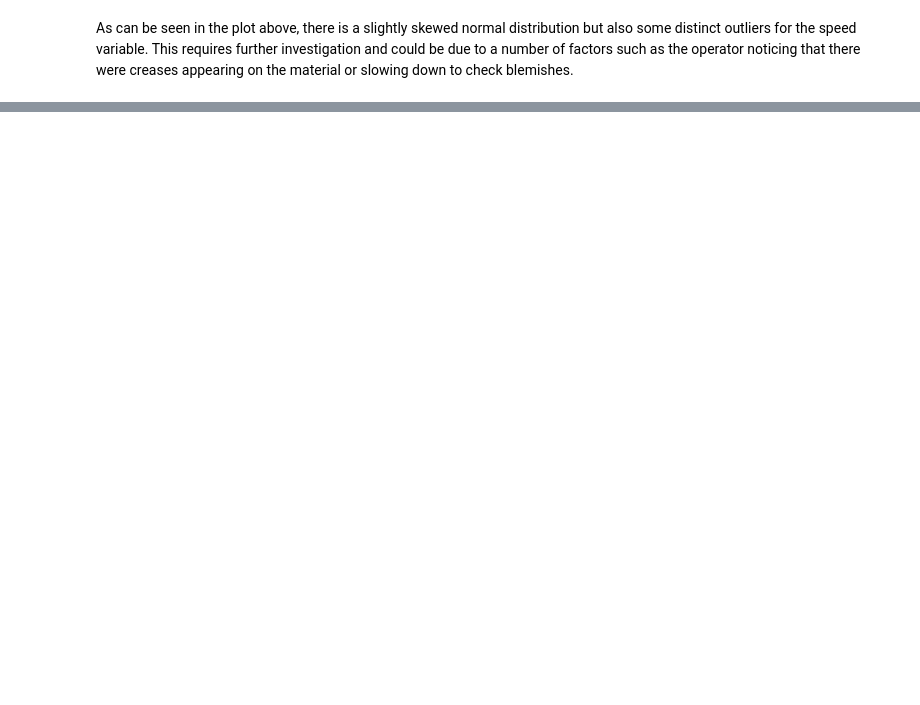
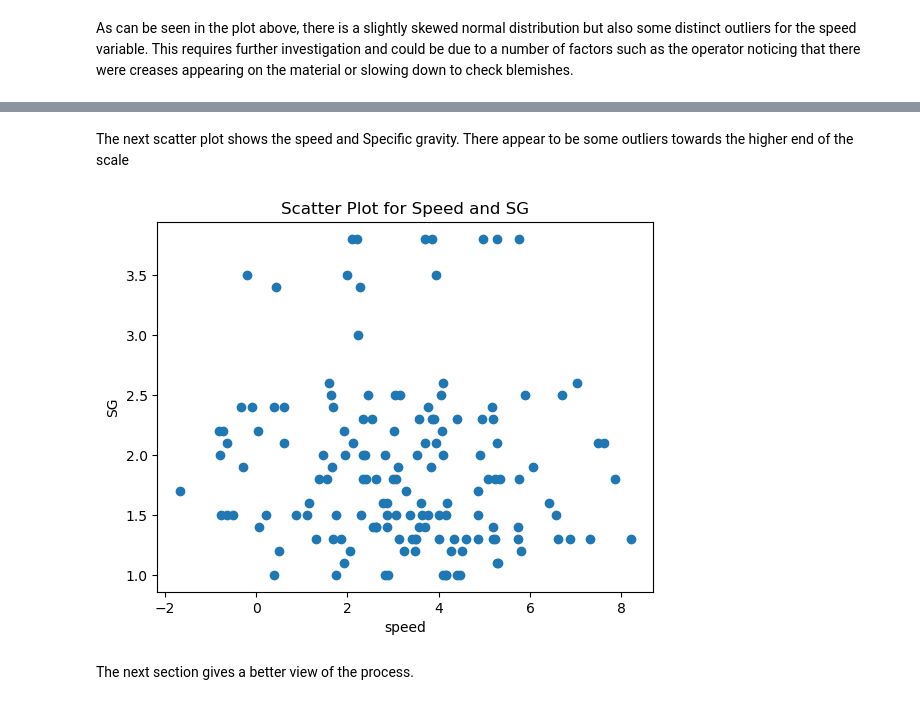
Before and after one commit to kevinsenan/PfDA-Assignment-2023, a Jupyter notebook: PfDA Assignment 2023.ipynb, the cells around one changed output, grey strips where cells are left out. Drawn from its saved outputs; the diff is of its cells as text; code cells hidden in the pictures; blank space fills up the shorter version.

```diff
--- a/PfDA Assignment 2023.ipynb
+++ b/PfDA Assignment 2023.ipynb
@@ -104 +129,13 @@ plt.savefig("Scatter speed and SG")
+# %% [markdown]
+The next scatter plot shows the speed and Specific gravity. There appear to be some outliers towards the higher end of the scale
+# %%
+plt.scatter(df["speed"], df["SG"])
+plt.xlabel("speed")
+plt.ylabel("SG")
+plt.title('Scatter Plot for Speed and SG')
+plt.savefig("Scatter speed and SG")
+# %% [output]
+[figure, added]
+# %% [markdown]
+The next section gives a better view of the process.
 # %%
```
Also changed, not shown: parts of 21 cells of this notebook, 4 other files.
